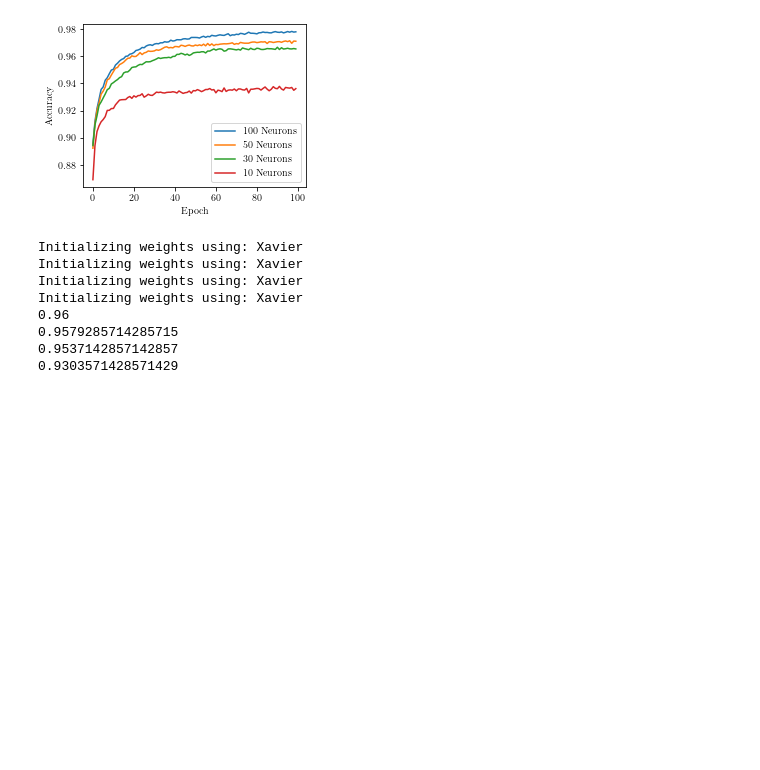
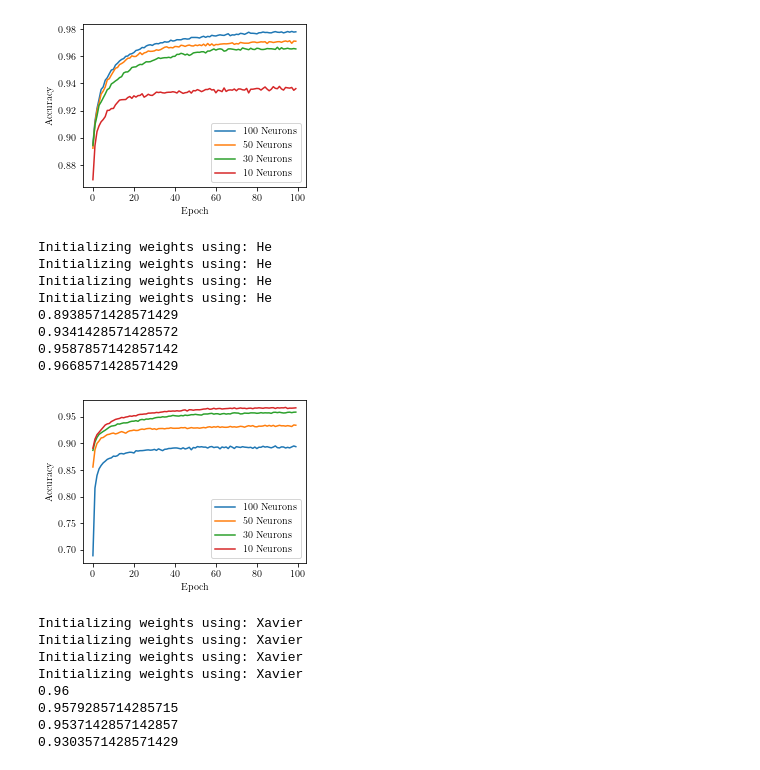
Before and after one commit to nicholaskarlsen/FYS-STK4155, a Jupyter notebook: project_2/notebooks/MNIST.ipynb, the cells around one changed output. Drawn from its saved outputs; the diff is of its cells as text; code cells hidden in the pictures; blank space fills up the shorter version.

```diff
--- a/project_2/notebooks/MNIST.ipynb
+++ b/project_2/notebooks/MNIST.ipynb
@@ -66,9 +66,9 @@ def run_mnist(
     learning_rate = 0.01,
     N_epochs = 200,
     learning_rate_decay=None,
-    decay_rate=0):
+    decay_rate=0,
+    N_epochs=100):
 
-    N_epochs = 100
     epochs_per_itter = 1
 
     FFNN = FFNNClassifier(
@@ -200,6 +202,58 @@ Initializing weights using: He
 0.9652857142857143
 0.9361428571428572
 [figure]
+# %%
+ReLU_1 = run_mnist(
+    activation=ActivationFunctions.ReLU,
+    shape = [5],
+    init_weights_method = "he",
+    learning_rate = 0.01
+)
+
+ReLU_2 = run_mnist(
+    activation=ActivationFunctions.ReLU,
+    shape = [10],
+    init_weights_method = "he",
+    learning_rate = 0.01
+)
+
+ReLU_3 = run_mnist(
+    activation=ActivationFunctions.ReLU,
+    shape = [20],
+    init_weights_method = "he",
+    learning_rate = 0.01
+)
+
+ReLU_4 = run_mnist(
+    activation=ActivationFunctions.ReLU,
+    shape = [30],
+    init_weights_method = "he",
+    learning_rate = 0.01
+)
+
+plt.figure(figsize=FIGSIZE)
+plt.plot(ReLU_1, label="100 Neurons")
+plt.plot(ReLU_2, label="50 Neurons")
+plt.plot(ReLU_3, label="30 Neurons")
+plt.plot(ReLU_4, label="10 Neurons")
+plt.xlabel("Epoch")
+plt.ylabel("Accuracy")
+plt.legend()
+print(ReLU_1[-1])
+print(ReLU_2[-1])
+print(ReLU_3[-1])
+print(ReLU_4[-1])
+#plt.savefig(FIGPATH+"MNIST_layers_ReLU.pdf")
+# %% [output]
+Initializing weights using: He
+Initializing weights using: He
+Initializing weights using: He
+Initializing weights using: He
+0.8938571428571429
+0.9341428571428572
+0.9587857142857142
+0.9668571428571429
+[figure, added]
 # %%
 ReLU_1 = run_mnist(
     activation=ActivationFunctions.Sigmoid,
```
Also changed, not shown: parts of 2 cells of this notebook, 4 other files.
